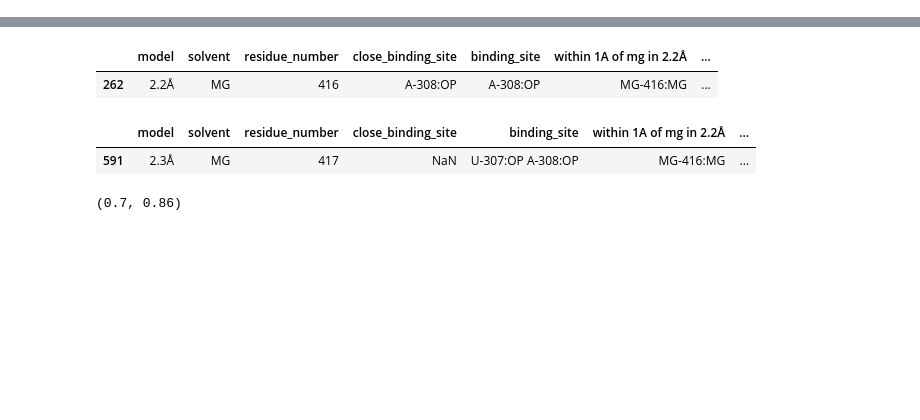
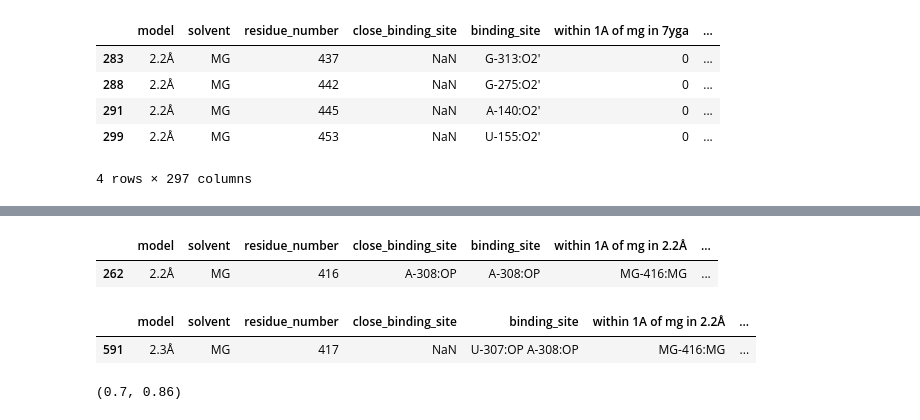
Before and after one commit to DasLab/Water-CryoEM-ribozyme, a Jupyter notebook: analysis/water_consensus/consensus_nonconsensus_compare.ipynb, the cells around one changed output, grey strips where cells are left out. Saved outputs shown, nothing was run; the diff lists cells and outputs as text; code cells hidden in the pictures; blank space fills up the shorter version.

```diff
--- a/analysis/water_consensus/consensus_nonconsensus_compare.ipynb
+++ b/analysis/water_consensus/consensus_nonconsensus_compare.ipynb
@@ -190 +189,10 @@ The `scale` parameter has been renamed and will be removed in v0.15.0. Pass `den
 [figure]
+# %%
+df22mg[df22mg.binding_site.str.contains("O2'")]
+# %% [output]
+|  | model | solvent | residue_number | close_binding_site | binding_site | within 1A of mg in 7yga | ... |
+| 283 | 2.2Å | MG | 437 | NaN | G-313:O2' | 0 | ... |
+| 288 | 2.2Å | MG | 442 | NaN | G-275:O2' | 0 | ... |
+| 291 | 2.2Å | MG | 445 | NaN | A-140:O2' | 0 | ... |
+| 299 | 2.2Å | MG | 453 | NaN | U-155:O2' | 0 | ... |
+4 rows × 297 columns
```
Also changed, not shown: parts of 7 cells of this notebook, 5 other files.
